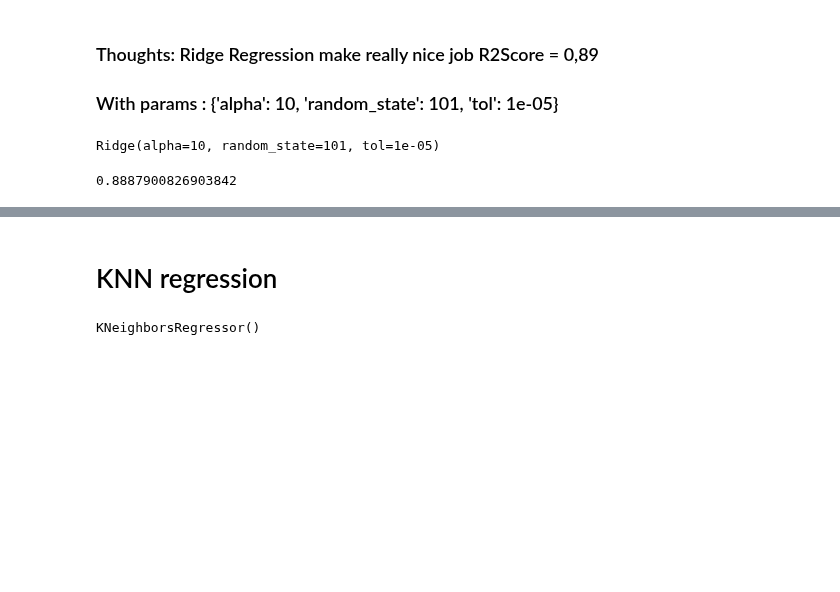
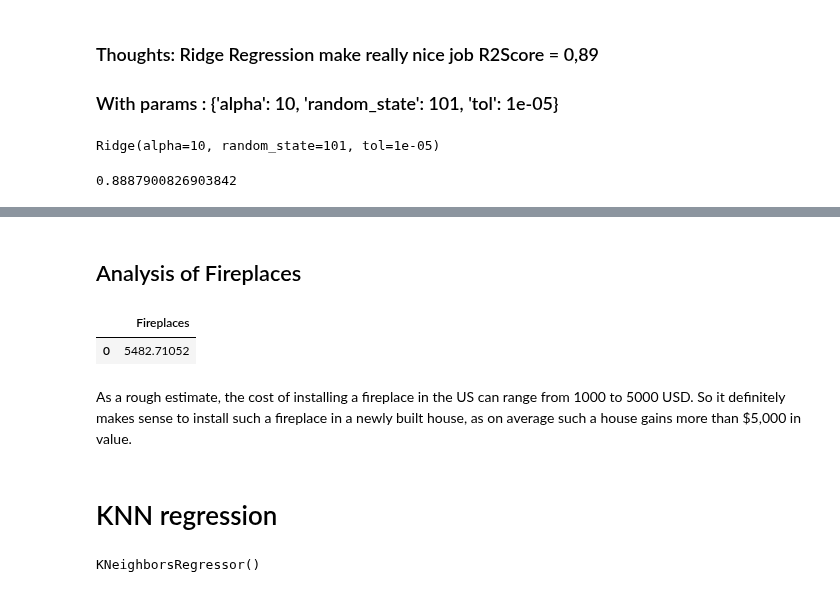
Before and after one commit to KacperChmura1/House-Price, a Jupyter notebook: ML.ipynb, the cells around one changed output, grey strips where cells are left out. Drawn from its saved outputs; the diff is of its cells as text; code cells hidden in the pictures; blank space fills up the shorter version.

```diff
--- a/ML.ipynb
+++ b/ML.ipynb
@@ -327,3 +439,12 @@ pickle.dump(ridge_final, open(filename, 'wb'))
+# %% [markdown]
+## Analysis of Fireplaces
+# %%
+coef_DataFrame[["Fireplaces"]]
+# %% [output]
+|  | Fireplaces |
+| 0 | 5482.71052 |
+# %% [markdown]
+As a rough estimate, the cost of installing a fireplace in the US can range from 1000 to 5000 USD. So it definitely makes sense to install such a fireplace in a newly built house, as on average such a house gains more than $5,000 in value.
 # %% [markdown]
 # KNN regression
 # %%
```
Also changed, not shown: parts of 41 cells of this notebook.
